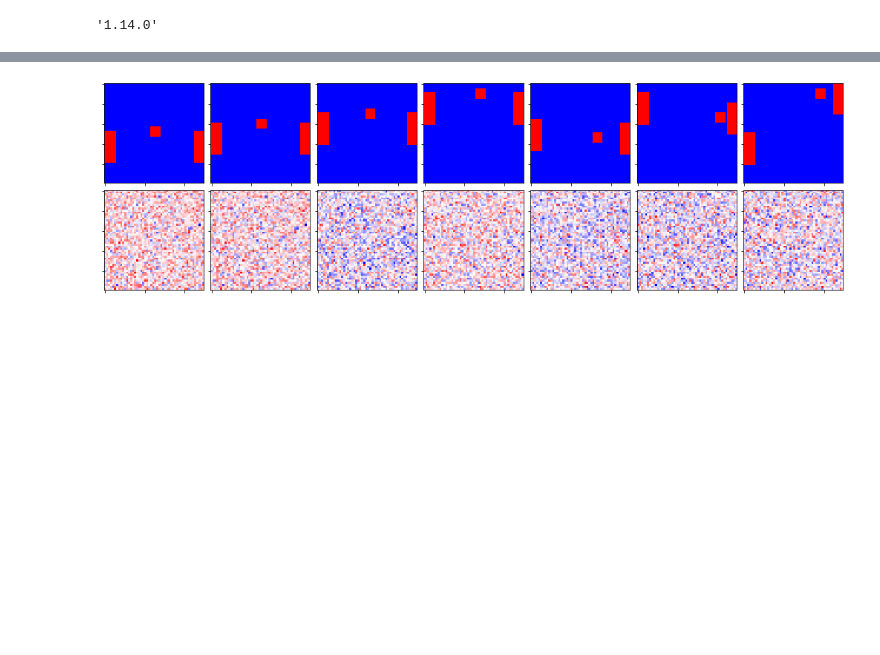
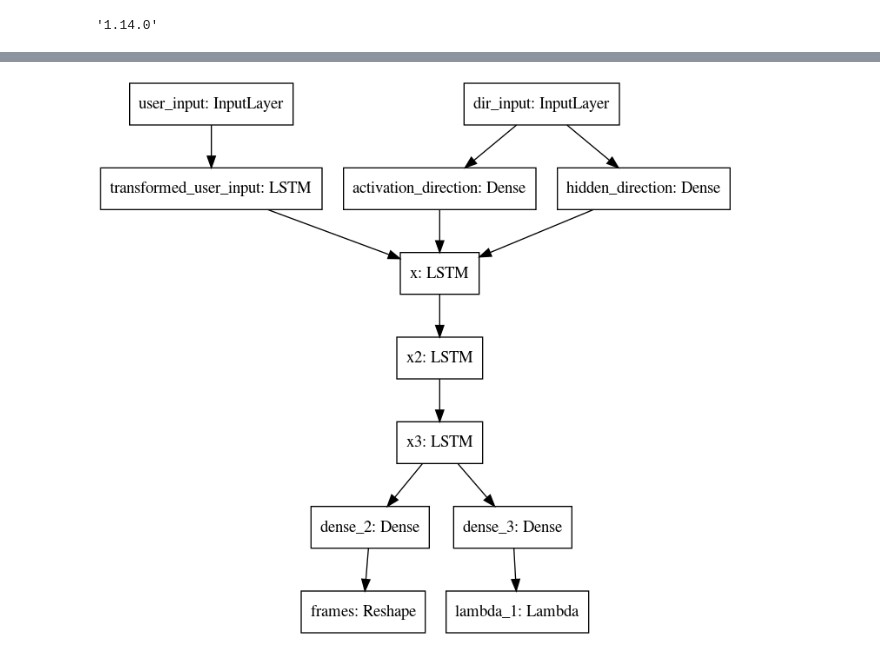
Before and after one commit to ichko/differentiable-simulation, a Jupyter notebook: pong/02-train-on-pong-data.ipynb, the cells around one changed output, grey strips where cells are left out. Saved outputs shown, nothing was run; the diff lists cells and outputs as text; code cells hidden in the pictures; blank space fills up the shorter version.

```diff
--- a/pong/02-train-on-pong-data.ipynb
+++ b/pong/02-train-on-pong-data.ipynb
@@ -149,7 +157,9 @@ class Model:
 model = Model()
 # model.net.summary()
 # %%
-# tf.keras.utils.plot_model(model.net, to_file='model.png')
+tf.keras.utils.plot_model(model.net, to_file='model.png')
+# %% [output]
+[figure, added]
 # %%
 def plot_at_frame(frames):
     frames, gos = model.net.predict([directions, controls])
@@ -176,8 +186,3 @@ def plot_pairwise_frames(frame_nums):
         r.set_yticklabels([])
 
     fig.tight_layout(pad=0.4, w_pad=0.5, h_pad=1.0)
-# %%
-frame_nums = [1, 5, 10, 20, 50, 100, 120]
-plot_pairwise_frames(frame_nums)
-# %% [output]
-[figure, removed]
```
Also changed, not shown: parts of 9 cells of this notebook, 1 other file.
